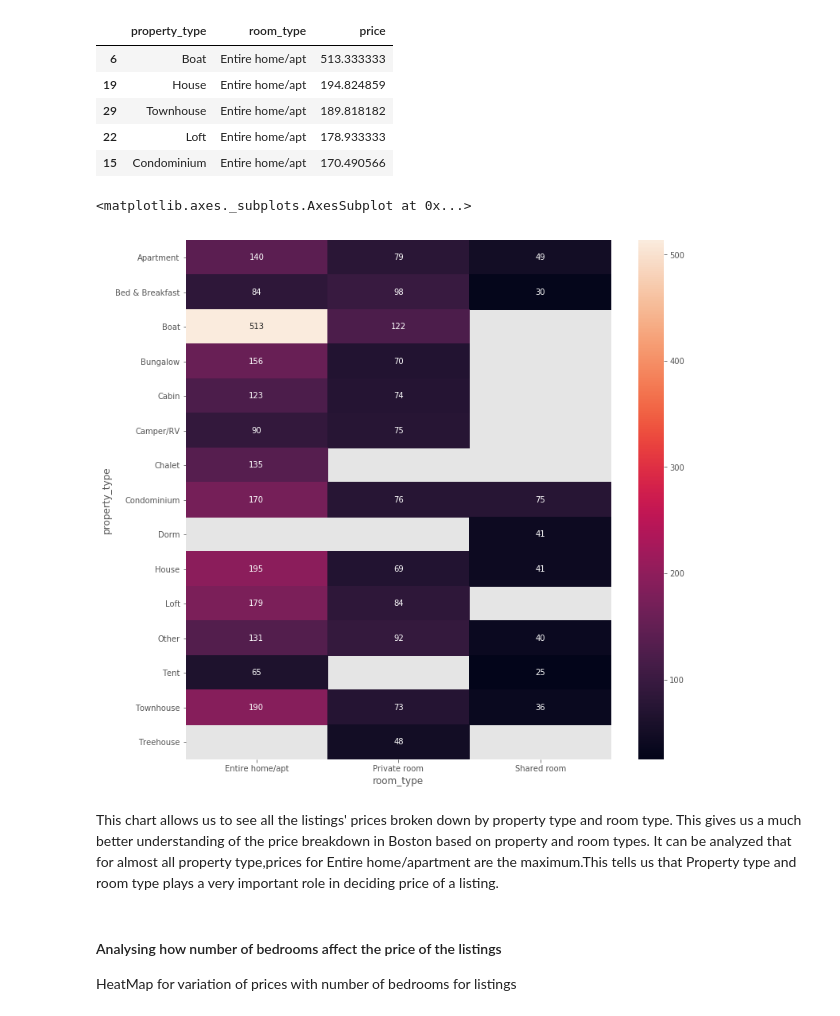
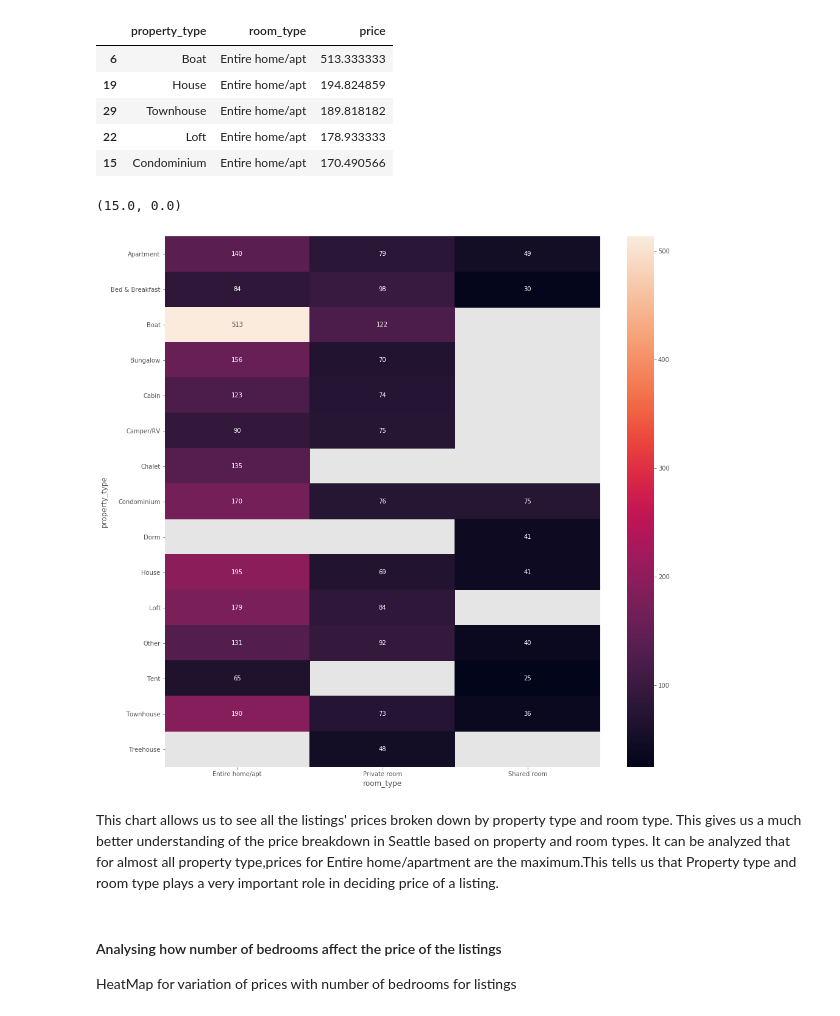
Before and after one commit to chaitanyakasaraneni/seattle_airbnb_dataAnalysis, a Jupyter notebook: code/FactorsAffectingPrices.ipynb, the cells around one changed output. Saved outputs shown, nothing was run; the diff lists cells and outputs as text; code cells hidden in the pictures.

Commit message:
feat: updated heatmap errors in notebooks

```diff
--- a/code/FactorsAffectingPrices.ipynb
+++ b/code/FactorsAffectingPrices.ipynb
@@ -128,15 +128,17 @@ roomProperty_DF.head()
 # %%
 #Plotting the same on a heatMap
 
 import seaborn as sns
 
-plt.figure(figsize=(12,12))
-sns.heatmap(inputDF.groupby(['property_type', 'room_type']).price.mean().unstack(),annot=True, fmt=".0f")
+plt.figure(figsize=(16,16))
+ax = sns.heatmap(inputDF.groupby(['property_type', 'room_type']).price.mean().unstack(),annot=True, fmt=".0f")
+bottom, top = ax.get_ylim()
+ax.set_ylim(bottom + 0.5, top - 0.5)
 # %% [output]
-<matplotlib.axes._subplots.AxesSubplot at 0x...>
+(15.0, 0.0)
-[figure, old version]
+[figure, new version]
 # %% [markdown]
-This chart allows us to see all the listings' prices broken down by property type and room type. This gives us a much better understanding of the price breakdown in Boston based on property and room types.
+This chart allows us to see all the listings' prices broken down by property type and room type. This gives us a much better understanding of the price breakdown in Seattle based on property and room types.
 It can be analyzed that for almost all property type,prices for Entire home/apartment are the maximum.This tells us that Property type and room type plays a very important role in deciding price of a listing.
 # %% [markdown]
 #### Analysing how number of bedrooms affect the price of the listings
```
Also changed, not shown: parts of 7 cells of this notebook, 1 other file.
